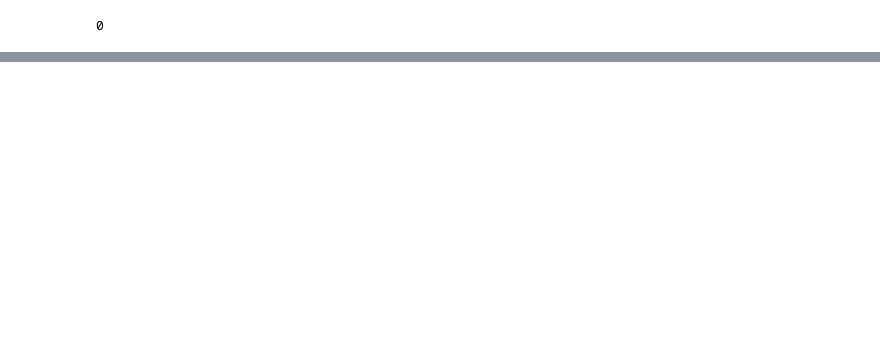
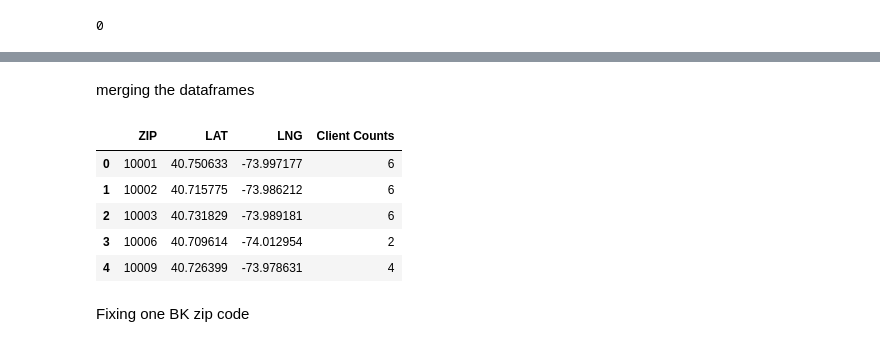
Before and after one commit to henrycastillome/ciana, a Jupyter notebook: backend/data.ipynb, the cells around one changed output, grey strips where cells are left out. Cells and saved outputs as stored; diff of their text form; code cells hidden in the pictures; blank space fills up the shorter version.

```diff
--- a/backend/data.ipynb
+++ b/backend/data.ipynb
@@ -577,0 +212,6 @@ KeyError: 'ZIP'
+# %%
+filtered_df_manhattan['Zip'] = filtered_df_manhattan['Zip'].astype(str)
+filtered_df_queens['Zip'] = filtered_df_queens['Zip'].astype(str)
+filtered_df_brooklyn['Zip'] = filtered_df_brooklyn['Zip'].astype(str)
+filtered_df_bronx['Zip'] = filtered_df_bronx['Zip'].astype(str)
+filtered_df_staten_island['Zip'] = filtered_df_staten_island['Zip'].astype(str)
@@ -577,0 +220,6 @@ KeyError: 'ZIP'
+# %%
+df_manhattan = filtered_df_manhattan.groupby('Zip').size().reset_index(name='Client Counts')
+df_queens = filtered_df_queens.groupby('Zip').size().reset_index(name='Client Counts')
+df_brooklyn = filtered_df_brooklyn.groupby('Zip').size().reset_index(name='Client Counts')
+df_bronx = filtered_df_bronx.groupby('Zip').size().reset_index(name='Client Counts')
+df_staten_island = filtered_df_staten_island.groupby('Zip').size().reset_index(name='Client Counts')
@@ -577,0 +228,8 @@ KeyError: 'ZIP'
+# %%
+df_manhattan.rename(columns={'Zip': 'ZIP'}, inplace=True)
+df_queens.rename(columns={'Zip': 'ZIP'}, inplace=True)
+df_brooklyn.rename(columns={'Zip': 'ZIP'}, inplace=True)
+df_bronx.rename(columns={'Zip': 'ZIP'}, inplace=True)
+df_staten_island.rename(columns={'Zip': 'ZIP'}, inplace=True)
+
+df_manhattan.head()
@@ -577,0 +245,4 @@ KeyError: 'ZIP'
+# %%
+us_zipcodes = pd.read_csv('/Users/henrycastillomelo/Library/Mobile Documents/com~apple~CloudDocs/Documents/zip/backend/uszipcodes_geodata.txt', delimiter= ',', dtype=str)
+
+us_zipcodes.head()
@@ -577,0 +256,21 @@ KeyError: 'ZIP'
+# %% [markdown]
+merging the dataframes
+# %%
+us_zipcodes['ZIP'] = us_zipcodes['ZIP'].astype(str)
+
+df_merged_manhattan = pd.merge(us_zipcodes, df_manhattan, on='ZIP', how='right')
+df_merged_queens = pd.merge(us_zipcodes, df_queens, on='ZIP', how='right')
+df_merged_brooklyn = pd.merge(us_zipcodes, df_brooklyn, on='ZIP', how='right')
+df_merged_bronx = pd.merge(us_zipcodes, df_bronx, on='ZIP', how='right')
+df_merged_staten_island = pd.merge(us_zipcodes, df_staten_island, on='ZIP', how='right')
+
+df_merged_manhattan.head()
+# %% [output]
+|  | ZIP | LAT | LNG | Client Counts |
+| 0 | 10001 | 40.750633 | -73.997177 | 6 |
+| 1 | 10002 | 40.715775 | -73.986212 | 6 |
+| 2 | 10003 | 40.731829 | -73.989181 | 6 |
+| 3 | 10006 | 40.709614 | -74.012954 | 2 |
+| 4 | 10009 | 40.726399 | -73.978631 | 4 |
+# %% [markdown]
+Fixing one BK zip code
```
Also changed, not shown: parts of 81 cells of this notebook, 8 other files.
